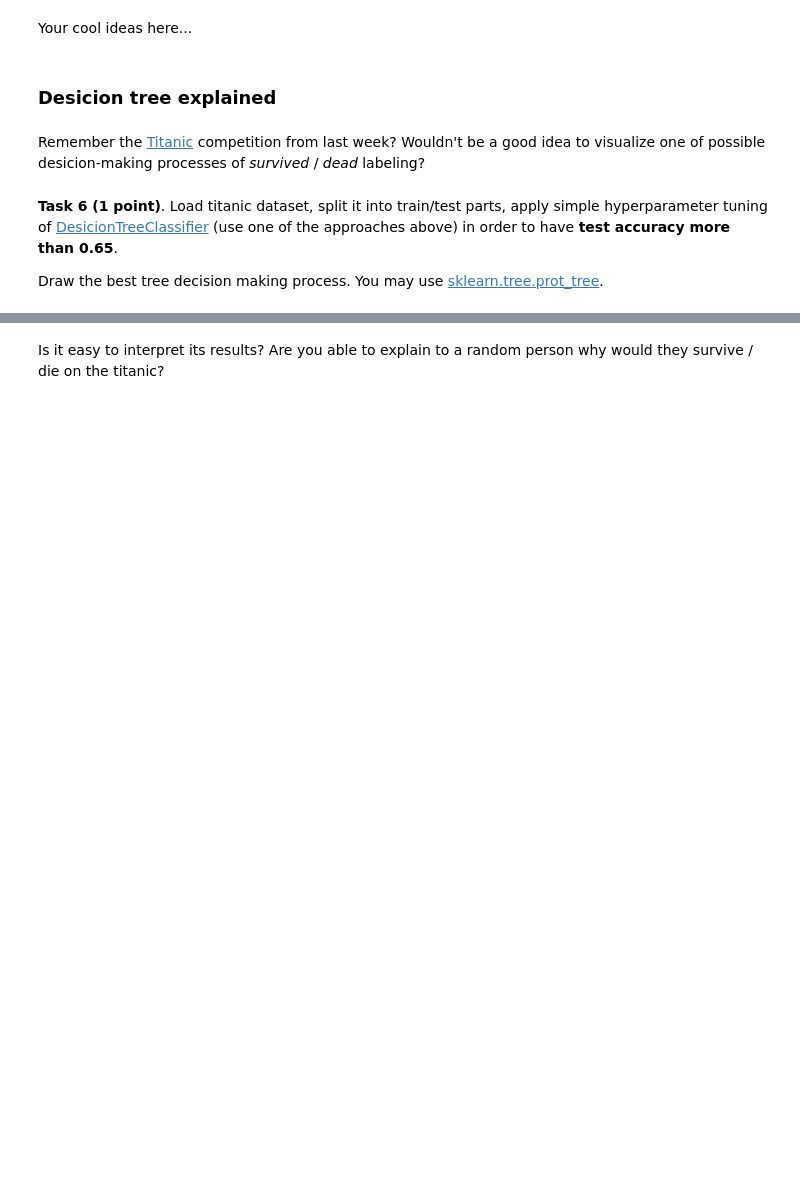
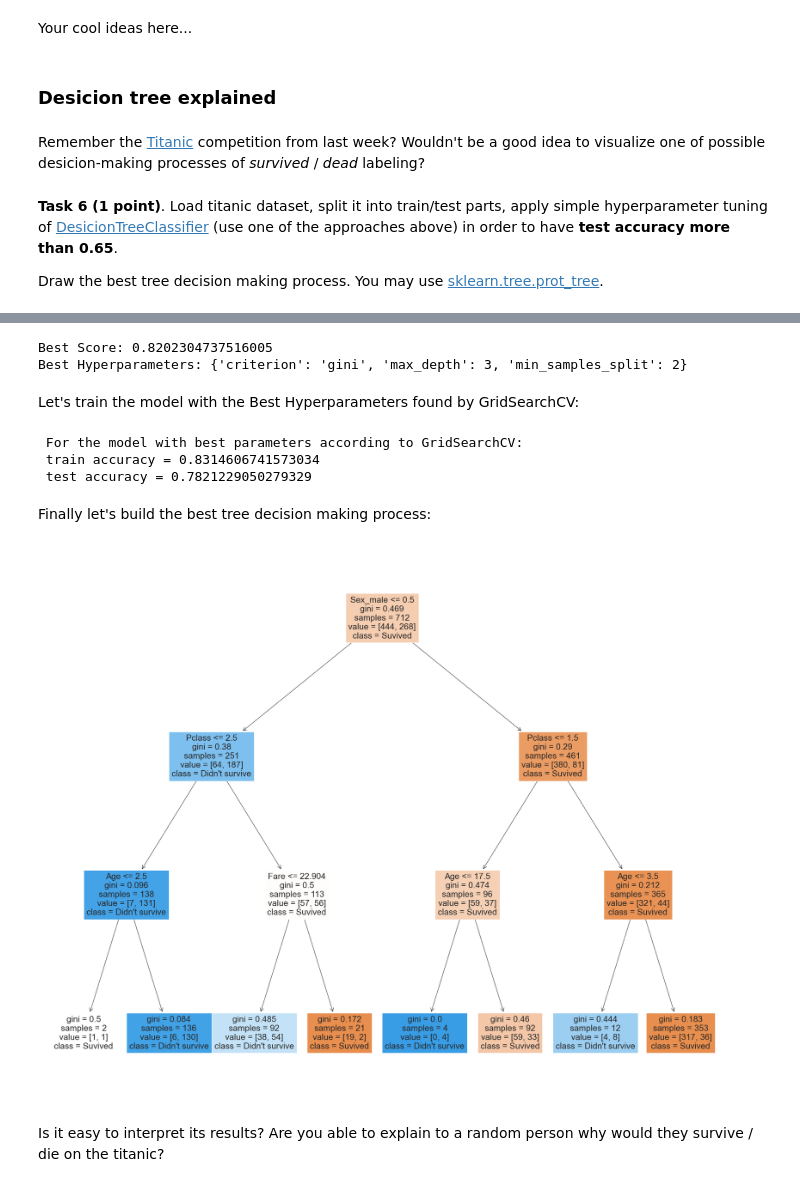
Before and after one commit to AlinaRskv/rs-school-ml-course-2, a Jupyter notebook: 7_trees_and_ensembles/rf_classifier.ipynb, the cells around one changed output, grey strips where cells are left out. Saved outputs shown, nothing was run; the diff lists cells and outputs as text; code cells hidden in the pictures; blank space fills up the shorter version.

```diff
--- a/7_trees_and_ensembles/rf_classifier.ipynb
+++ b/7_trees_and_ensembles/rf_classifier.ipynb
@@ -667,0 +922,7 @@ from sklearn.tree import DecisionTreeClassifier
+# %%
+titanic_tree = DecisionTreeClassifier()
+titanic_tree.fit(X_train, y_train)
+train_acc = accuracy_score(y_train, titanic_tree.predict(X_train))
+y_pred = titanic_tree.predict(X_test)
+test_acc = accuracy_score(y_test, y_pred)
+print(f' For the model with default parameters: \n train accuracy = {train_acc} \n test accuracy = {test_acc}')
@@ -668,2 +950,39 @@ from sklearn.tree import DecisionTreeClassifier
+# %%
+param_grid = {
+    'criterion' :['gini', 'entropy'],
+    'max_depth': [None, 1, 2, 3],
+    'min_samples_split':[2, 4, 5]
+}
+# %%
+titanic_GS = GridSearchCV(estimator=titanic_tree, param_grid=param_grid, scoring='accuracy', n_jobs=-1, cv=5)
+titanic_GS.fit(X_train, y_train)
+print('Best Score: %s' % titanic_GS.best_score_)
+print('Best Hyperparameters: %s' % titanic_GS.best_params_)
+# %% [output]
+Best Score: 0.8202304737516005
+Best Hyperparameters: {'criterion': 'gini', 'max_depth': 3, 'min_samples_split': 2}
+# %% [markdown]
+Let's train the model with the Best Hyperparameters found by GridSearchCV:
+# %%
+titanic_tree_best = DecisionTreeClassifier(criterion='gini', max_depth=3, min_samples_split=2)
+titanic_tree_best.fit(X_train, y_train)
+train_acc = accuracy_score(y_train, titanic_tree_best.predict(X_train))
+y_pred = titanic_tree_best.predict(X_test)
+test_acc = accuracy_score(y_test, y_pred)
+print(f' For the model with best parameters according to GridSearchCV: \n train accuracy = {train_acc} \n test accuracy = {test_acc}')
+# %% [output]
+ For the model with best parameters according to GridSearchCV:
+ train accuracy = 0.8314606741573034
+ test accuracy = 0.7821229050279329
+# %% [markdown]
+Finally let's build the best tree decision making process:
+# %%
+from sklearn import tree
+fn = ['Sex_male', 'Pclass', 'Age', 'SibSp', 'Fare', 'Embarked_Q', 'Embarked_S', 'Embarked_Unknown']
+cn = ['Suvived', "Didn't survive"]
+plt.figure(figsize=(30,25))
+tree.plot_tree(titanic_tree_best.fit(X_train, y_train), feature_names=fn, class_names=cn,  filled=True);
+# %% [output]
+[figure, added]
 # %% [markdown]
 Is it easy to interpret its results? Are you able to explain to a random person why would they survive / die on the titanic?
```
Also changed, not shown: parts of 43 cells of this notebook.
